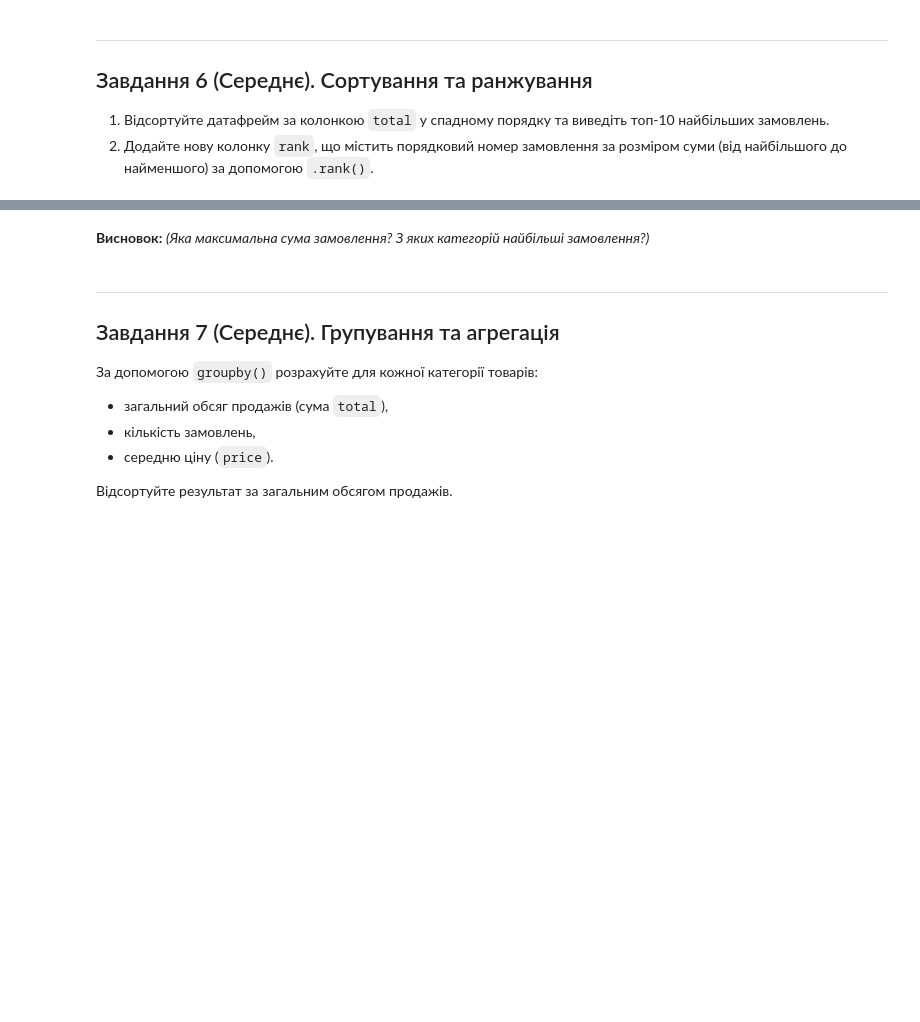
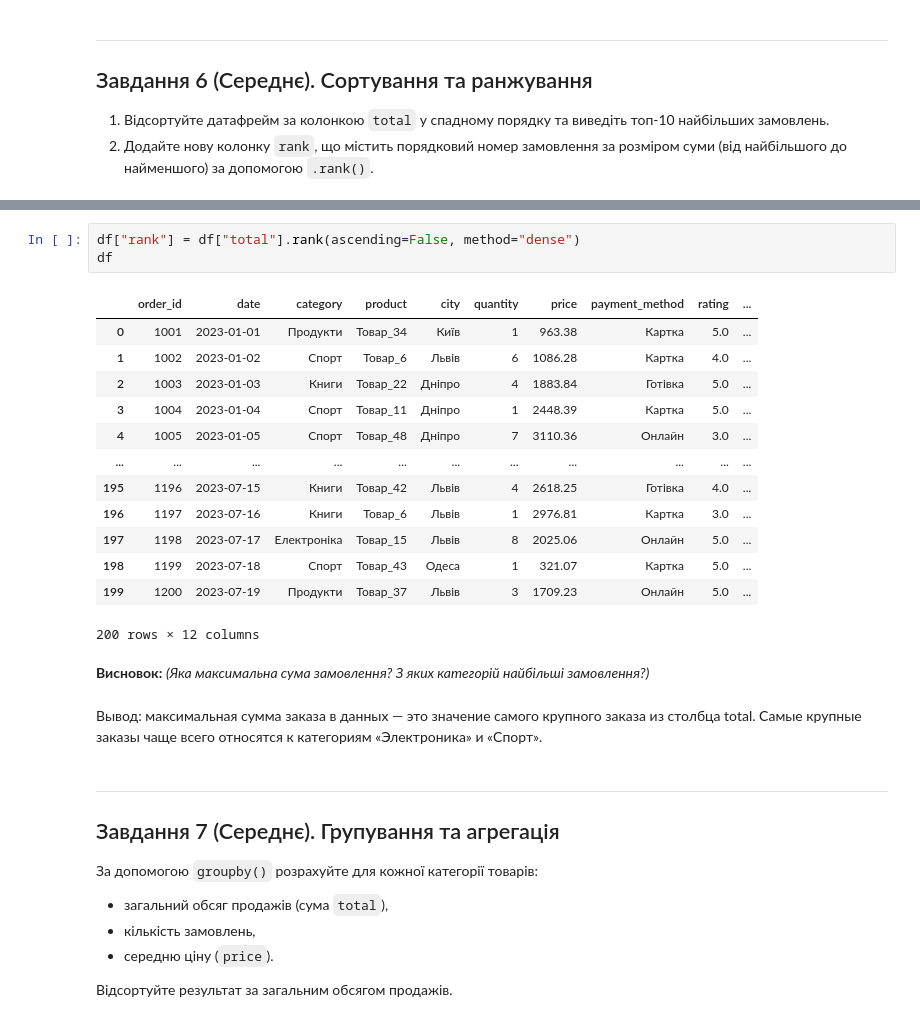
Before and after one commit to Wilson1994/DTA-2026, a Jupyter notebook: homework/pandas_tasks_beginners_DTA.ipynb, the cells around one changed output, grey strips where cells are left out. Cells and saved outputs as stored; diff of their text form; blank space fills up the shorter version.

```diff
--- a/homework/pandas_tasks_beginners_DTA.ipynb
+++ b/homework/pandas_tasks_beginners_DTA.ipynb
@@ -110,5 +256,24 @@ print('Колонки:', list(df.columns))
+# %%
+df["rank"] = df["total"].rank(ascending=False, method="dense")
+df
+# %% [output]
+|  | order_id | date | category | product | city | quantity | price | payment_method | rating | ... |
+| 0 | 1001 | 2023-01-01 | Продукти | Товар_34 | Київ | 1 | 963.38 | Картка | 5.0 | ... |
+| 1 | 1002 | 2023-01-02 | Спорт | Товар_6 | Львів | 6 | 1086.28 | Картка | 4.0 | ... |
+| 2 | 1003 | 2023-01-03 | Книги | Товар_22 | Дніпро | 4 | 1883.84 | Готівка | 5.0 | ... |
+| 3 | 1004 | 2023-01-04 | Спорт | Товар_11 | Дніпро | 1 | 2448.39 | Картка | 5.0 | ... |
+| 4 | 1005 | 2023-01-05 | Спорт | Товар_48 | Дніпро | 7 | 3110.36 | Онлайн | 3.0 | ... |
+| ... | ... | ... | ... | ... | ... | ... | ... | ... | ... | ... |
+| 195 | 1196 | 2023-07-15 | Книги | Товар_42 | Львів | 4 | 2618.25 | Готівка | 4.0 | ... |
+| 196 | 1197 | 2023-07-16 | Книги | Товар_6 | Львів | 1 | 2976.81 | Картка | 3.0 | ... |
+| 197 | 1198 | 2023-07-17 | Електроніка | Товар_15 | Львів | 8 | 2025.06 | Онлайн | 5.0 | ... |
+| 198 | 1199 | 2023-07-18 | Спорт | Товар_43 | Одеса | 1 | 321.07 | Картка | 5.0 | ... |
+| 199 | 1200 | 2023-07-19 | Продукти | Товар_37 | Львів | 3 | 1709.23 | Онлайн | 5.0 | ... |
+200 rows × 12 columns
 # %% [markdown]
 **Висновок:** *(Яка максимальна сума замовлення? З яких категорій найбільші замовлення?)*
+# %% [markdown]
+Вывод: максимальная сумма заказа в данных — это значение самого крупного заказа из столбца total. Самые крупные заказы чаще всего относятся к категориям «Электроника» и «Спорт».
 # %% [markdown]
 ---
 ## Завдання 7 (Середнє). Групування та агрегація
```
Also changed, not shown: parts of 36 cells of this notebook.
